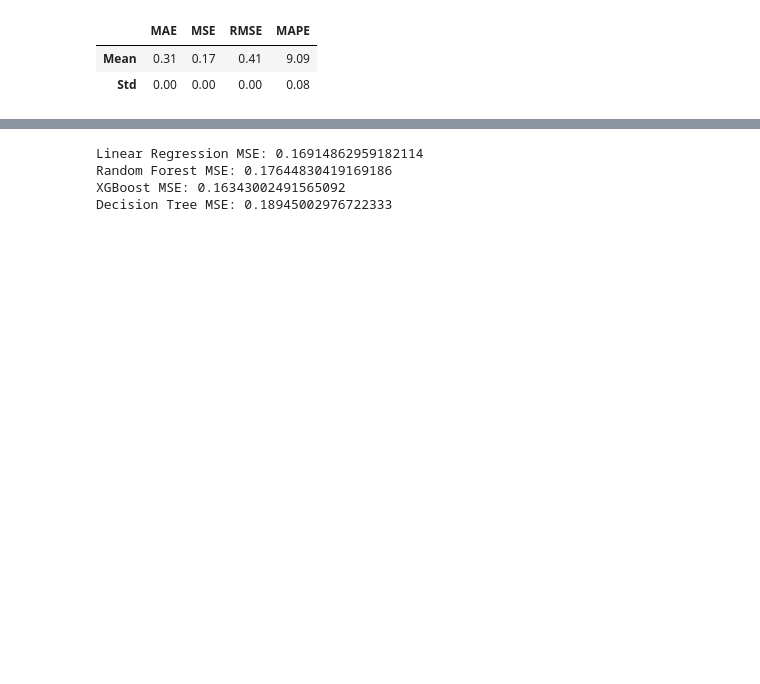
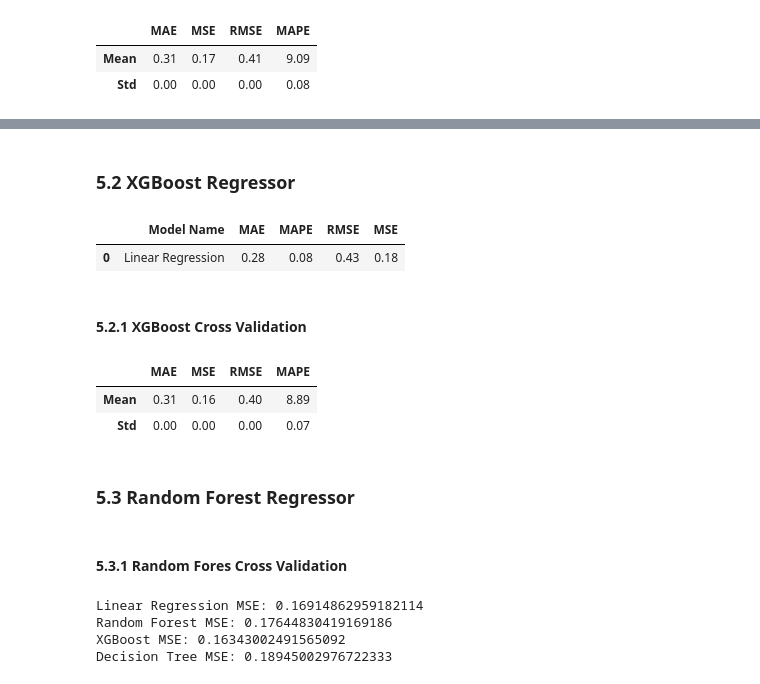
Before and after one commit to aleemarino/beer_review, a Jupyter notebook: tcc.ipynb, the cells around one changed output, grey strips where cells are left out. Saved outputs shown, nothing was run; the diff lists cells and outputs as text; code cells hidden in the pictures; blank space fills up the shorter version.

```diff
--- a/tcc.ipynb
+++ b/tcc.ipynb
@@ -677,0 +711,40 @@ cross_validation(X_test_Scaled_Data_Frame, y_test, linear_regression, kfold=10)
+# %% [markdown]
+### 5.2 XGBoost Regressor
+# %%
+#definindo parâmetros
+xgb_regressor = XGBRegressor(
+    max_depth=6,               # Profundidade máxima da árvore
+    n_estimators=100,          # Número de árvores no ensemble
+    learning_rate=0.1,         # Taxa de aprendizado
+    subsample=0.8,             # Proporção de amostras usadas para treinar cada árvore
+    colsample_bytree=0.8,      # Proporção de features usadas para cada árvore
+    random_state=42
+)
+
+#modelo
+xgb_regressor.fit(X_train_Scaled, y_train)
+
+#predição
+xgb_regressor_pred = xgb_regressor.predict(X_test_Scaled)
+
+#arredondamento para ficar nos padrões 0,5 em 0,5
+xgb_regressor_pred_rounded = np.round(xgb_regressor_pred / 0.5) * 0.5
+
+#avaliando
+xgb_regressor_result = ml_error('Linear Regression', y_test, xgb_regressor_pred_rounded)
+
+#exibindo o resultado
+xgb_regressor_result
+# %% [output]
+|  | Model Name | MAE | MAPE | RMSE | MSE |
+| 0 | Linear Regression | 0.28 | 0.08 | 0.43 | 0.18 |
+# %% [markdown]
+#### 5.2.1 XGBoost Cross Validation
+# %%
+cross_validation(X_test_Scaled_Data_Frame, y_test, xgb_regressor, kfold=10)
+# %% [output]
+|  | MAE | MSE | RMSE | MAPE |
+| Mean | 0.31 | 0.16 | 0.40 | 8.89 |
+| Std | 0.00 | 0.00 | 0.00 | 0.07 |
+# %% [markdown]
+### 5.3 Random Forest Regressor
@@ -677,0 +775,2 @@ cross_validation(X_test_Scaled_Data_Frame, y_test, linear_regression, kfold=10)
+# %% [markdown]
+#### 5.3.1 Random Fores Cross Validation
```
Also changed, not shown: parts of 11 cells of this notebook.
